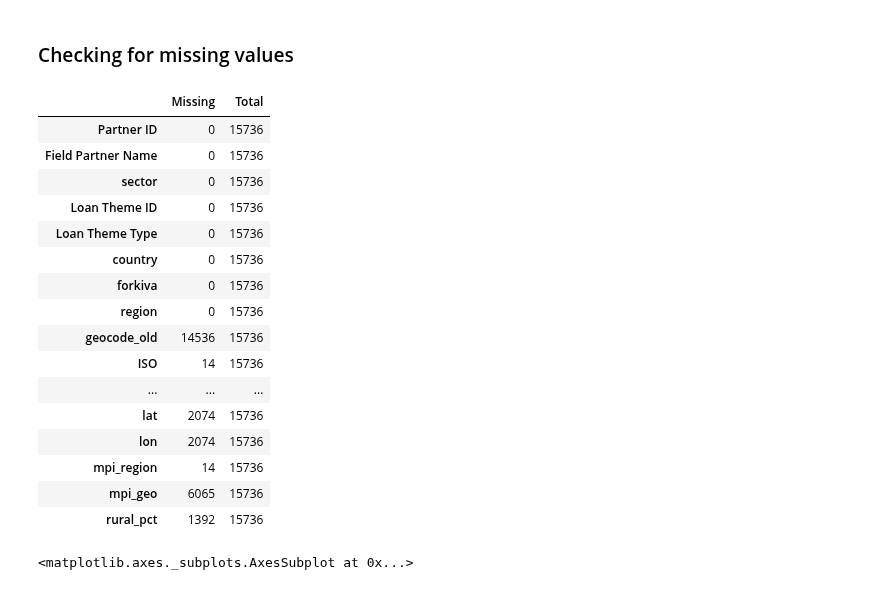
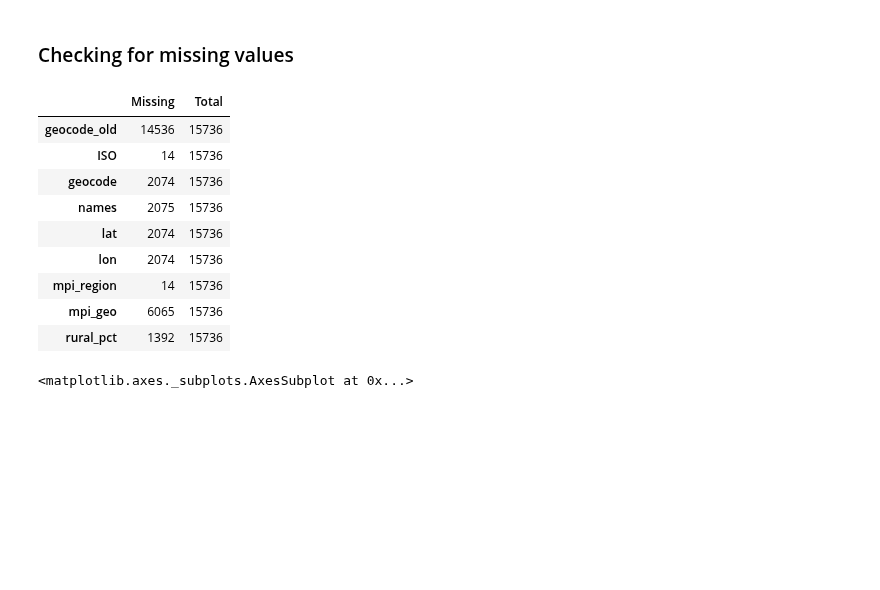
Before and after one commit to pstetz/Kaggle, a Jupyter notebook: in_progress/kiva/themes_by_region.ipynb, the cells around one changed output. Cells and saved outputs as stored; diff of their text form; code cells hidden in the pictures; blank space fills up the shorter version.

```diff
--- a/in_progress/kiva/themes_by_region.ipynb
+++ b/in_progress/kiva/themes_by_region.ipynb
@@ -25,23 +25,18 @@ loan_themes.head(3)
 # %% [markdown]
 ### Checking for missing values
 # %%
+missing_cols = [col for col in loan_themes.columns if any(loan_themes[col].isnull())]
+
 pd.DataFrame({
     "Total": len(loan_themes),
-    "Missing": loan_themes.isnull().sum()
+    "Missing": loan_themes[missing_cols].isnull().sum()
 })
 # %% [output]
 |  | Missing | Total |
-| Partner ID | 0 | 15736 |
-| Field Partner Name | 0 | 15736 |
-| sector | 0 | 15736 |
-| Loan Theme ID | 0 | 15736 |
-| Loan Theme Type | 0 | 15736 |
-| country | 0 | 15736 |
-| forkiva | 0 | 15736 |
-| region | 0 | 15736 |
 | geocode_old | 14536 | 15736 |
 | ISO | 14 | 15736 |
-| ... | ... | ... |
+| geocode | 2074 | 15736 |
+| names | 2075 | 15736 |
 | lat | 2074 | 15736 |
 | lon | 2074 | 15736 |
 | mpi_region | 14 | 15736 |
```
Also changed, not shown: 1 other file.
